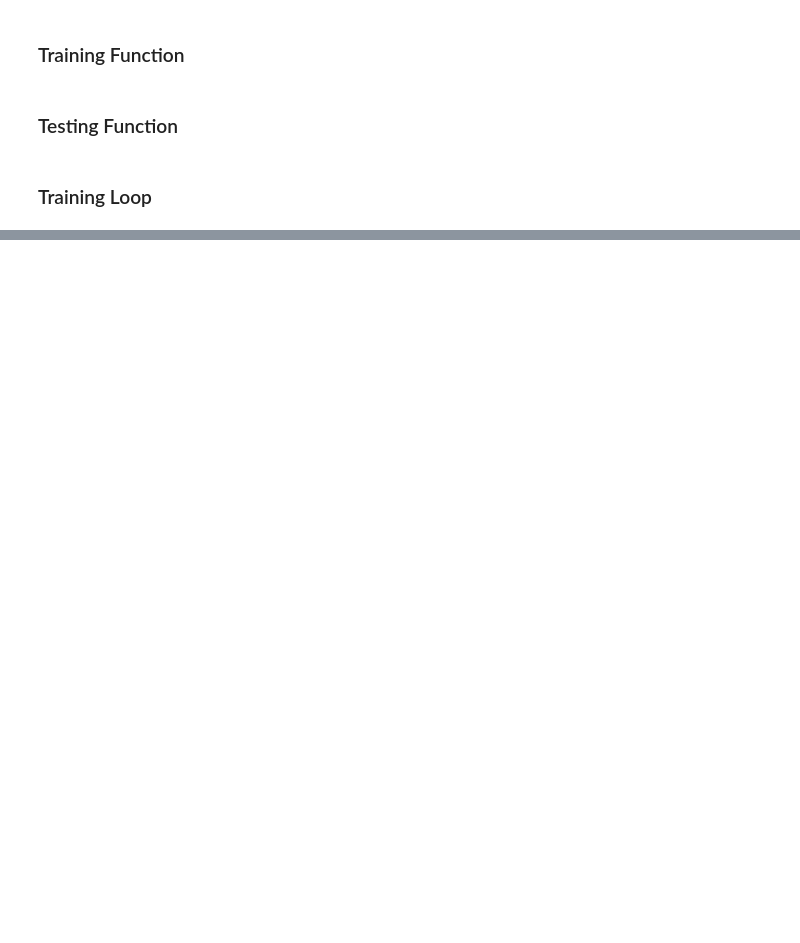
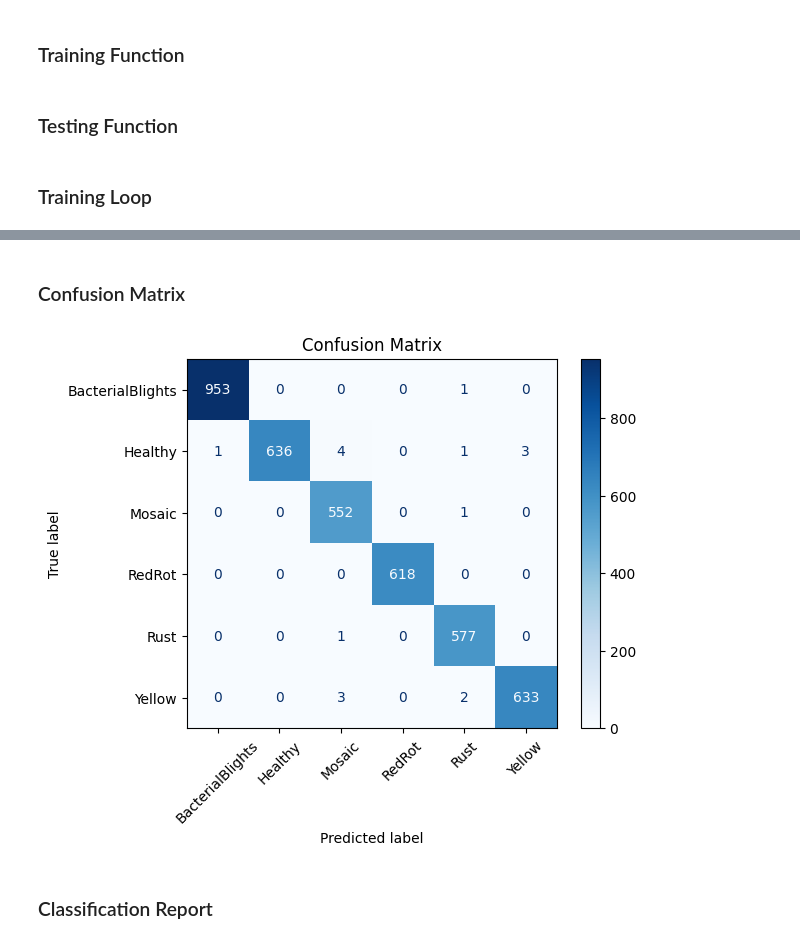
Before and after one commit to yuvarajk2109/cane-sense, a Jupyter notebook: CaneSight.ipynb, the cells around one changed output, grey strips where cells are left out. Drawn from its saved outputs; the diff is of its cells as text; code cells hidden in the pictures; blank space fills up the shorter version.

```diff
--- a/CaneSight.ipynb
+++ b/CaneSight.ipynb
@@ -369,0 +390,3 @@ Best Test Accuracy: 0.9962
+# %%
+model.load_state_dict(torch.load(save_path))
+model.eval()
@@ -369,0 +411,23 @@ Best Test Accuracy: 0.9962
+# %% [markdown]
+### Confusion Matrix
+# %%
+all_labels = []
+all_preds = []
+
+with torch.no_grad():
+    for imgs, labels in test_loader:
+        imgs, labels = imgs.to(device), labels.to(device)
+        outputs = model(imgs)
+        preds = outputs.argmax(1)
+        all_labels.extend(labels.cpu().numpy())
+        all_preds.extend(preds.cpu().numpy())
+
+cm = confusion_matrix(all_labels, all_preds)
+disp = ConfusionMatrixDisplay(confusion_matrix=cm, display_labels=class_names)
+disp.plot(cmap="Blues", xticks_rotation=45)
+plt.title("Confusion Matrix")
+plt.show()
+# %% [output]
+[figure, added]
+# %% [markdown]
+### Classification Report
```
Also changed, not shown: parts of 13 cells of this notebook.
